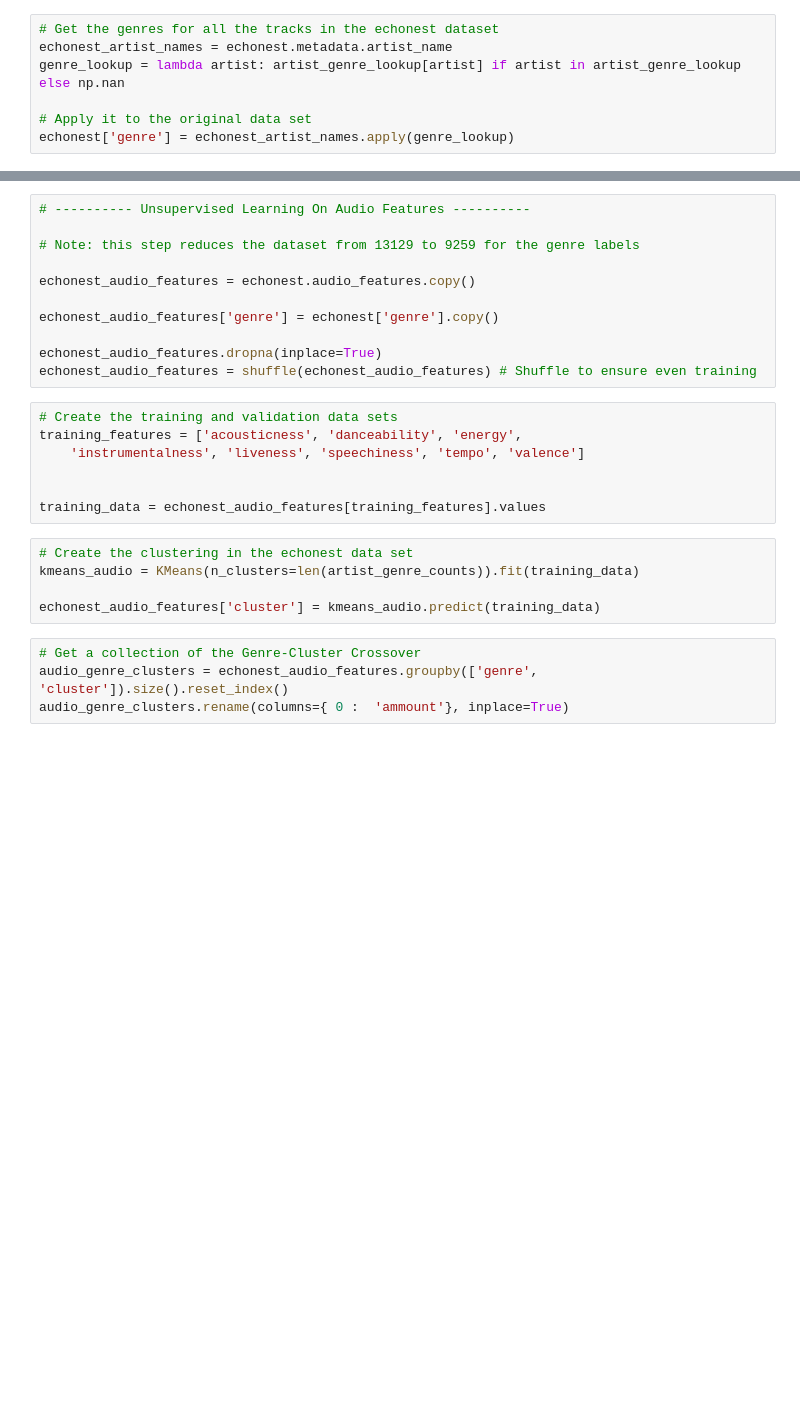
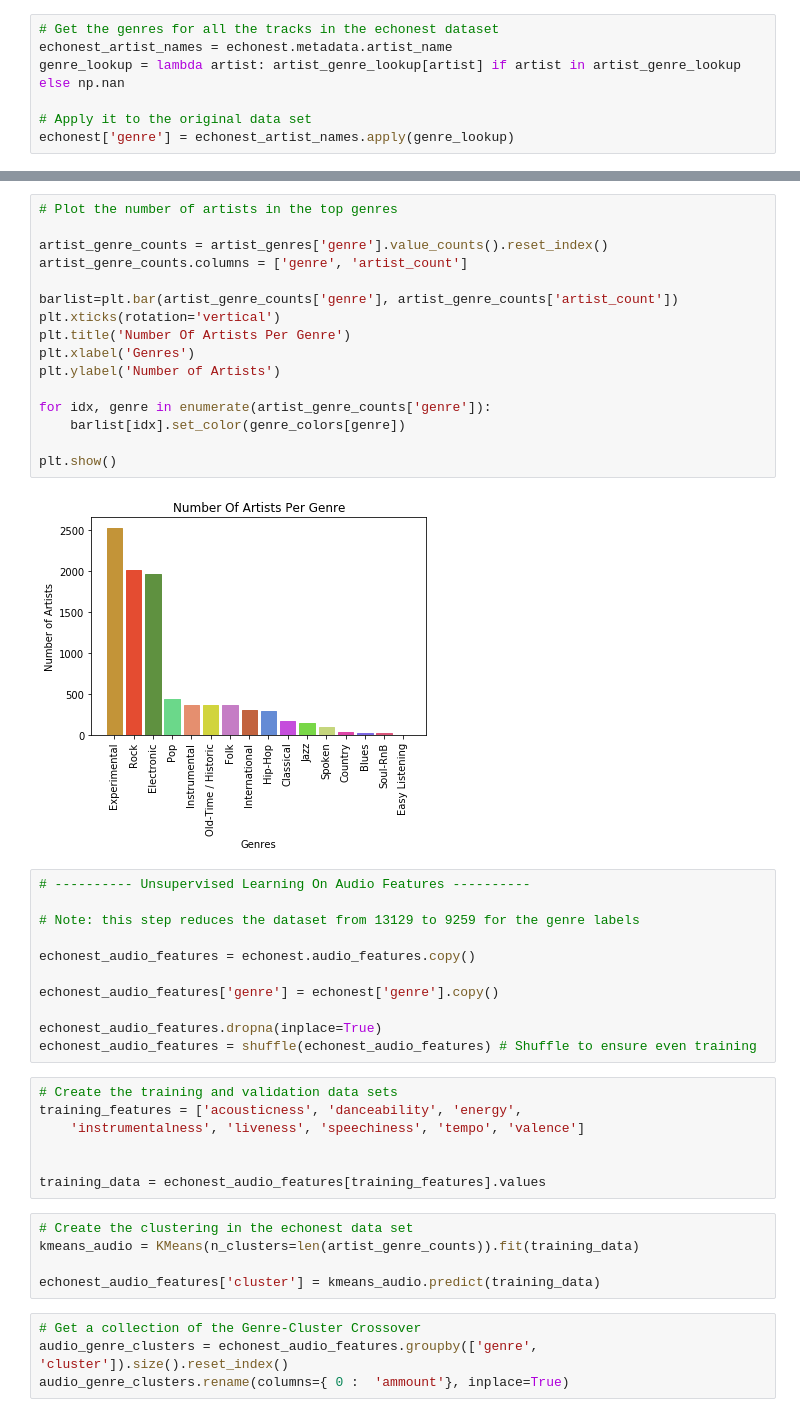
Before and after one commit to Evelios/gen-really, a Jupyter notebook: unsupervised-classification.ipynb, the cells around one changed output, grey strips where cells are left out. Drawn from its saved outputs; the diff is of its cells as text; blank space fills up the shorter version.

```diff
--- a/unsupervised-classification.ipynb
+++ b/unsupervised-classification.ipynb
@@ -78,3 +94,21 @@ echonest['genre'] = echonest_artist_names.apply(genre_lookup)
+# %%
+# Plot the number of artists in the top genres
+
+artist_genre_counts = artist_genres['genre'].value_counts().reset_index()
+artist_genre_counts.columns = ['genre', 'artist_count']
+
+barlist=plt.bar(artist_genre_counts['genre'], artist_genre_counts['artist_count'])
+plt.xticks(rotation='vertical')
+plt.title('Number Of Artists Per Genre')
+plt.xlabel('Genres')
+plt.ylabel('Number of Artists')
+
+for idx, genre in enumerate(artist_genre_counts['genre']):
+    barlist[idx].set_color(genre_colors[genre])
+
+plt.show()
+# %% [output]
+[figure, added]
 # %%
 # ---------- Unsupervised Learning On Audio Features ----------
 
```
Also changed, not shown: parts of 6 cells of this notebook, 1 other file.
